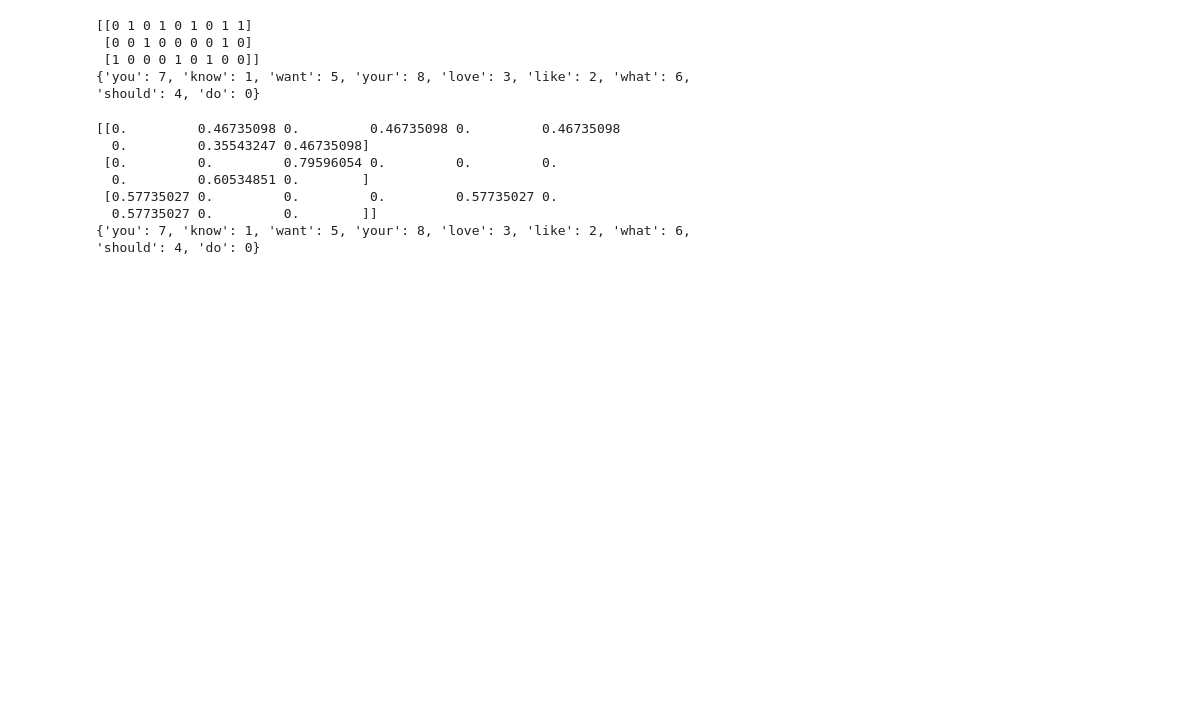
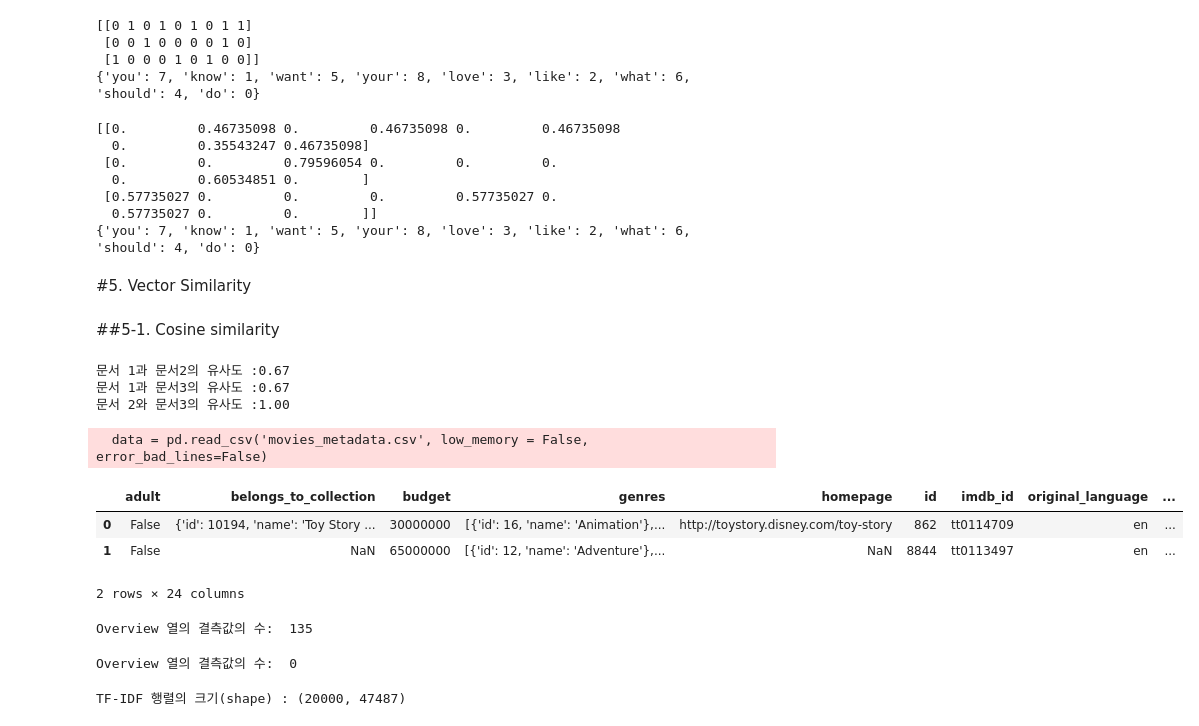
Before and after one commit to JakeFRCSE/AI_SpeedLearn, a Jupyter notebook: NLP_study.ipynb, the cells around one changed output. Saved outputs shown, nothing was run; the diff lists cells and outputs as text; code cells hidden in the pictures; blank space fills up the shorter version.

```diff
--- a/NLP_study.ipynb
+++ b/NLP_study.ipynb
@@ -2039,3 +2039,39 @@ print(tfidfv.vocabulary_)
  [0.57735027 0.         0.         0.         0.57735027 0.
   0.57735027 0.         0.        ]]
 {'you': 7, 'know': 1, 'want': 5, 'your': 8, 'love': 3, 'like': 2, 'what': 6, 'should': 4, 'do': 0}
+# %% [markdown]
+#5. Vector Similarity
+# %% [markdown]
+##5-1. Cosine similarity
+# %%
+import numpy as np
+from numpy import dot
+from numpy.linalg import norm
+
+def cos_sim(A, B):
+  return dot(A, B) / (norm(A) * norm(B))
+
+doc1 = np.array([0, 1, 1, 1])
+doc2 = np.array([1, 0, 1, 1])
+doc3 = np.array([2, 0, 2, 2])
+
+print('문서 1과 문서2의 유사도 :{:.2f}'.format(cos_sim(doc1, doc2)))
+print('문서 1과 문서3의 유사도 :{:.2f}'.format(cos_sim(doc1, doc3)))
+print('문서 2와 문서3의 유사도 :{:.2f}'.format(cos_sim(doc2, doc3)))
+# %% [output]
+문서 1과 문서2의 유사도 :0.67
+문서 1과 문서3의 유사도 :0.67
+문서 2와 문서3의 유사도 :1.00
+# %%
+import pandas as pd
+from sklearn.feature_extraction.text import TfidfVectorizer
+from sklearn.metrics.pairwise import cosine_similarity
+
+data = pd.read_csv('movies_metadata.csv', low_memory = False, error_bad_lines=False)
+data.head(2)
+# %% [output]
+  data = pd.read_csv('movies_metadata.csv', low_memory = False, error_bad_lines=False)
+|  | adult | belongs_to_collection | budget | genres | homepage | id | imdb_id | original_language | ... |
+| 0 | False | {'id': 10194, 'name': 'Toy Story ... | 30000000 | [{'id': 16, 'name': 'Animation'},... | http://toystory.disney.com/toy-story | 862 | tt0114709 | en | ... |
+| 1 | False | NaN | 65000000 | [{'id': 12, 'name': 'Adventure'},... | NaN | 8844 | tt0113497 | en | ... |
+2 rows × 24 columns
@@ -2041,0 +2080,4 @@ print(tfidfv.vocabulary_)
+# %%
+print('Overview 열의 결측값의 수: ', data['overview'].isnull().sum())
+# %% [output]
+Overview 열의 결측값의 수:  135
@@ -2041,0 +2086,10 @@ print(tfidfv.vocabulary_)
+# %%
+print('Overview 열의 결측값의 수: ', data['overview'].isnull().sum())
+# %% [output]
+Overview 열의 결측값의 수:  0
+# %%
+tfidf = TfidfVectorizer(stop_words = 'english')
+tfidf_matrix = tfidf.fit_transform(data['overview'])
+print('TF-IDF 행렬의 크기(shape) :', tfidf_matrix.shape)
+# %% [output]
+TF-IDF 행렬의 크기(shape) : (20000, 47487)
```
Also changed, not shown: parts of 19 cells of this notebook, 1 other file.
